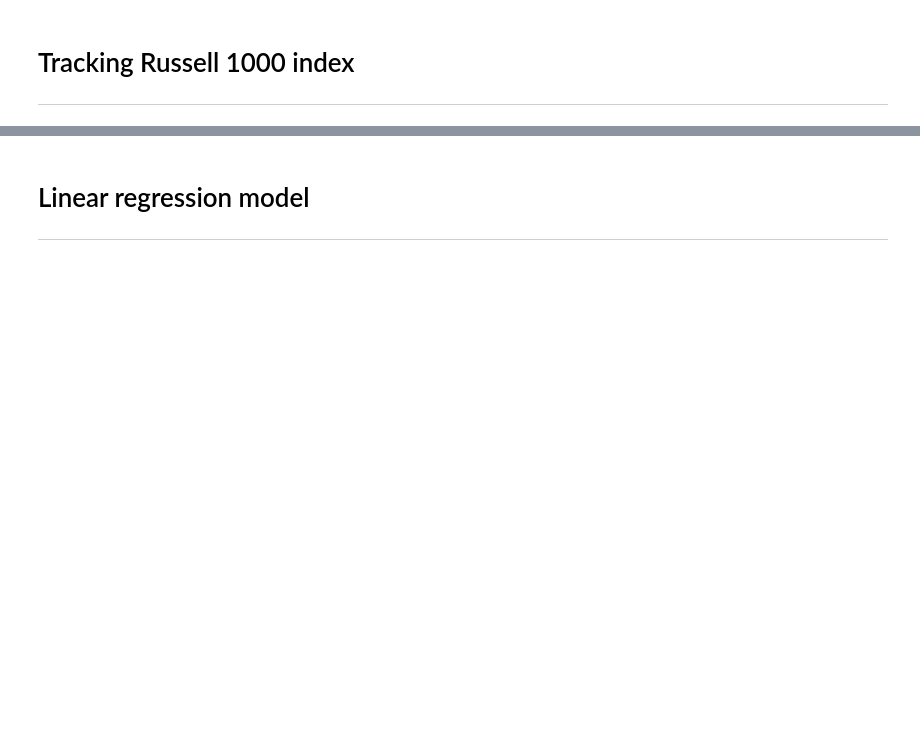
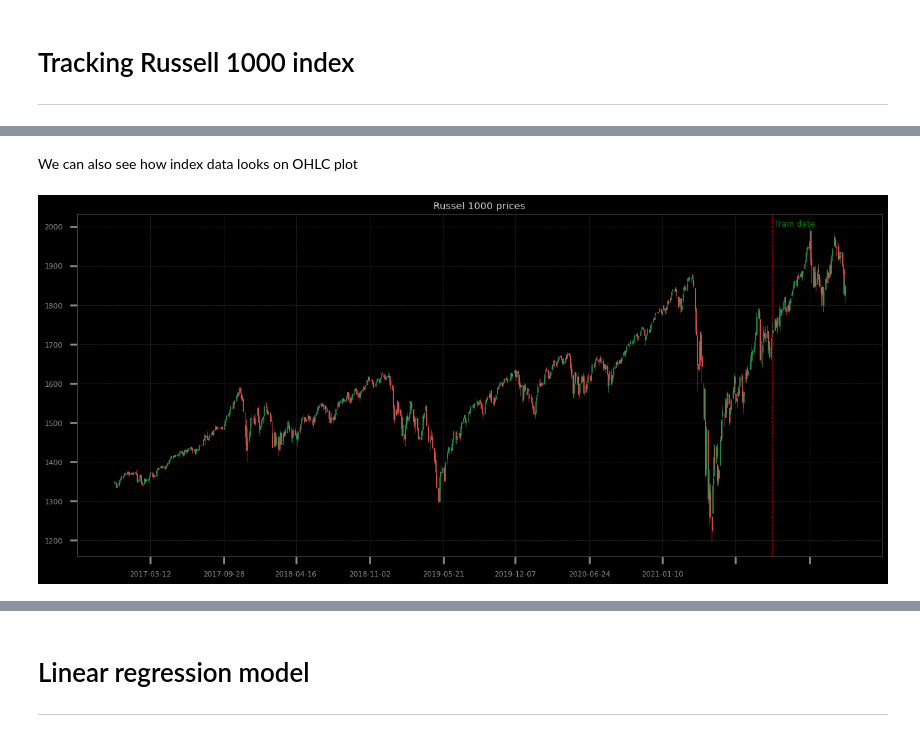
Before and after one commit to dmarienko/QuantTradingResearch, a Jupyter notebook: models/2. Russel Index Tracking.ipynb, the cells around one changed output, grey strips where cells are left out. Drawn from its saved outputs; the diff is of its cells as text; code cells hidden in the pictures; blank space fills up the shorter version.

Commit message:
Russel1000 index review

```diff
--- a/models/2. Russel Index Tracking.ipynb
+++ b/models/2. Russel Index Tracking.ipynb
@@ -14,5 +34,3 @@ Take a look at structure of Russel 1000 index constituents (from file at https:/
 # %%
-holdings = pd.read_csv('../data/IWD_holdings.csv').dropna()
+holdings = pd.read_csv('../data/30-06-2020.csv', sep=';').dropna()
 holdings = holdings.sort_values('Weight (%)', ascending=False)
-
-holdings
@@ -49,0 +64,2 @@ plt.plot(RUI/RUI.iloc[0], lw=3, c='w');
+# %%
+data = load_yahoo_daily_data(np.append(holdings.Ticker.values, '^RUI'), '2016-01-01')
@@ -49,0 +72,2 @@ plt.plot(RUI/RUI.iloc[0], lw=3, c='w');
+# %%
+trm = TrackingModel(data, index_name='^RUI', train_date='2020-06-30')
@@ -49,0 +86,9 @@ plt.plot(RUI/RUI.iloc[0], lw=3, c='w');
+# %% [markdown]
+We can also see how index data looks on OHLC plot
+# %%
+fig(16, 7)
+ohlc_plot(trm.index[trm.train_date - pd.Timedelta('3Y'):])
+plt.axvline(trm.train_date, ls='--', color='r'); plt.text(trm.train_date, 2000, ' Train date', color='green');
+plt.title('Russel 1000 prices');
+# %% [output]
+[figure, added]
```
Also changed, not shown: parts of 84 cells of this notebook, 4 other files.
